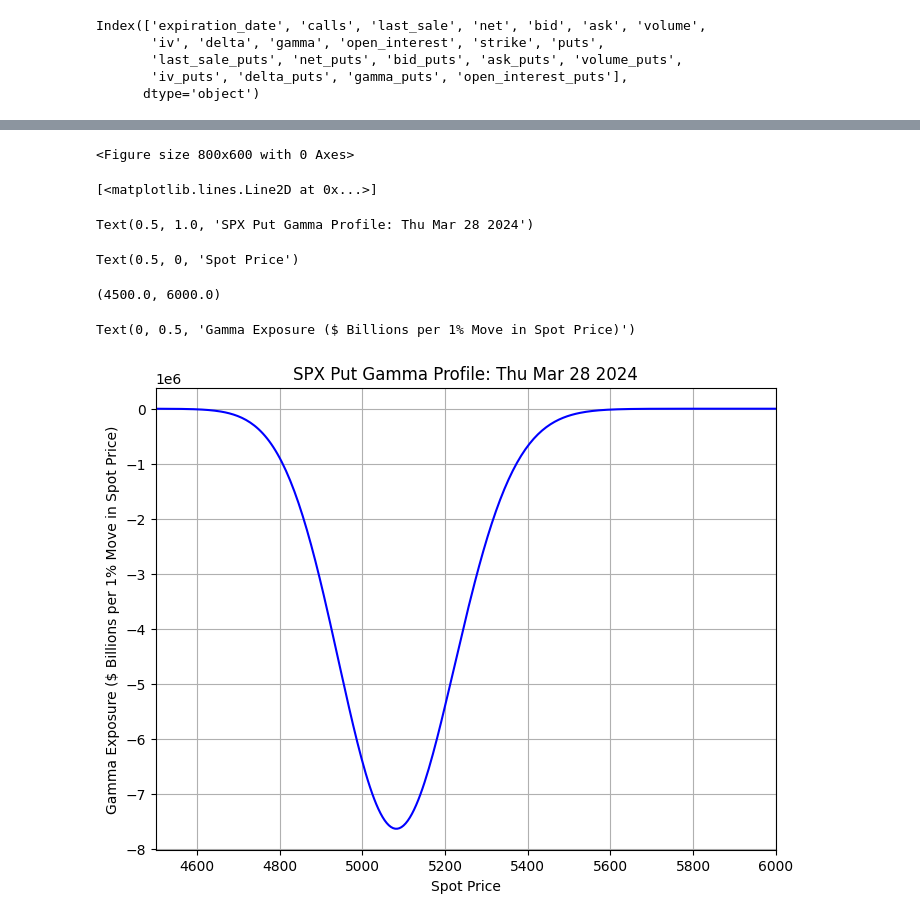
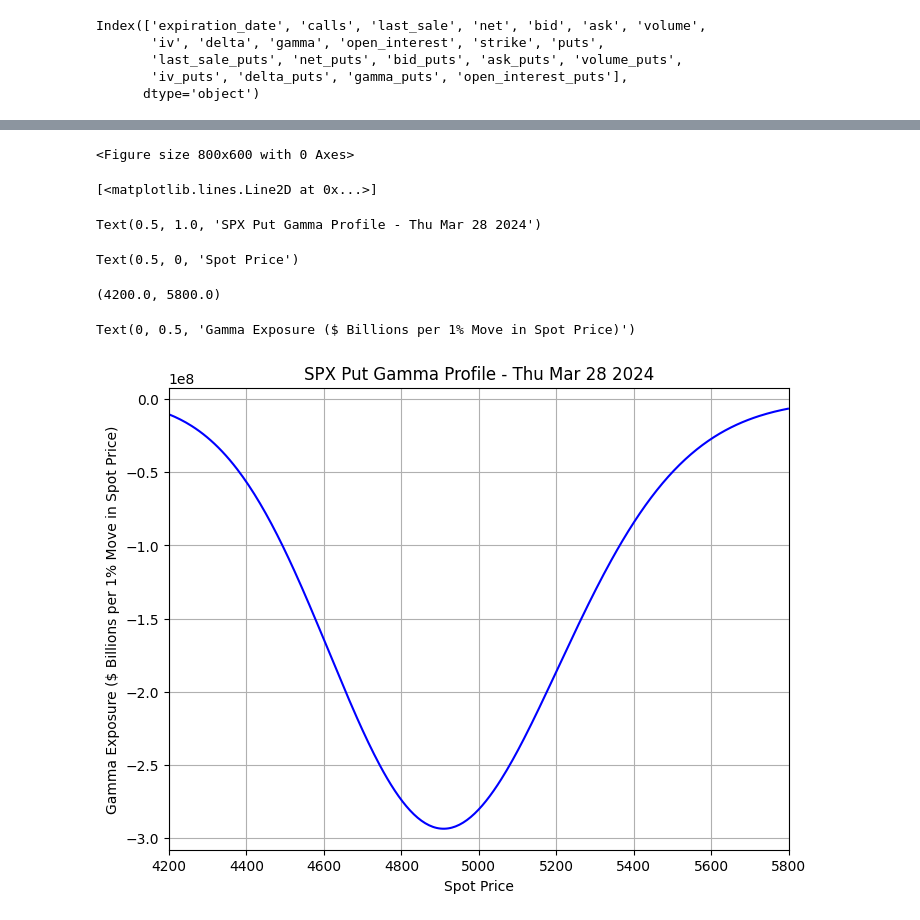
Before and after one commit to alexcraig043/math-86, a Jupyter notebook: homeworks/hw3/hw3.ipynb, the cells around one changed output, grey strips where cells are left out. Drawn from its saved outputs; the diff is of its cells as text; code cells hidden in the pictures.

```diff
--- a/homeworks/hw3/hw3.ipynb
+++ b/homeworks/hw3/hw3.ipynb
@@ -552,54 +590,36 @@ def calc_gamma(S, K, T, r, D, sigma, open_interest, option_type):
 # %%
 # Set the desired strike
-put_strike = 5080
+put_strike = 4900
 
-min = 4500
-max = 6000
+min = 4200
+max = 5800
 step = put_strike / 1000
 
 # Let's define an array of spot prices to look at
 spots = np.arange(min, max, step)
 
 # Set desired expiration date
-put_expiration_date = "Thu Mar 28 2024"
-
-# Get the time to expiration in years
-T = calc_time_to_expiration(put_expiration_date)
-
-# Let's look at the strike price row
-row_put = df[df["strike"] == put_strike]
+expiration_date = "Thu Mar 28 2024"
 
 # Calculate the put gammas
-put_gamma_exposure = [
-    calc_gamma(
-        S,
-        put_strike,
-        T,
-        0.01,
-        0.01,
-        row_put["iv_puts"].values[0],
-        row_put["open_interest_puts"].values[0],
-        "put",
-    )
-    for S in spots
-]
+put_gamma_exposure = calc_option(put_strike, expiration_date, "put", spots, df)
 
 # Plot the unit put gammas
 plt.figure(figsize=(8, 6))
 plt.plot(spots, put_gamma_exposure, color="blue")
-plt.title(f"{index} Put Gamma Profile: {put_expiration_date}")
+plt.title(f"{index} Put Gamma Profile - {expiration_date}")
 plt.xlabel("Spot Price")
 plt.xlim(min, max)
 plt.ylabel("Gamma Exposure ($ Billions per 1% Move in Spot Price)")
 plt.grid(True)
 plt.show()
 # %% [output]
 <Figure size 800x600 with 0 Axes>
 [<matplotlib.lines.Line2D at 0x...>]
-Text(0.5, 1.0, 'SPX Put Gamma Profile: Thu Mar 28 2024')
+Text(0.5, 1.0, 'SPX Put Gamma Profile - Thu Mar 28 2024')
 Text(0.5, 0, 'Spot Price')
-(4500.0, 6000.0)
+(4200.0, 5800.0)
 Text(0, 0.5, 'Gamma Exposure ($ Billions per 1% Move in Spot Price)')
-[figure, old version]
+[figure, new version]
 # %%
 # Now let's add a call
```
Also changed, not shown: parts of 8 cells of this notebook, 2 other files.
